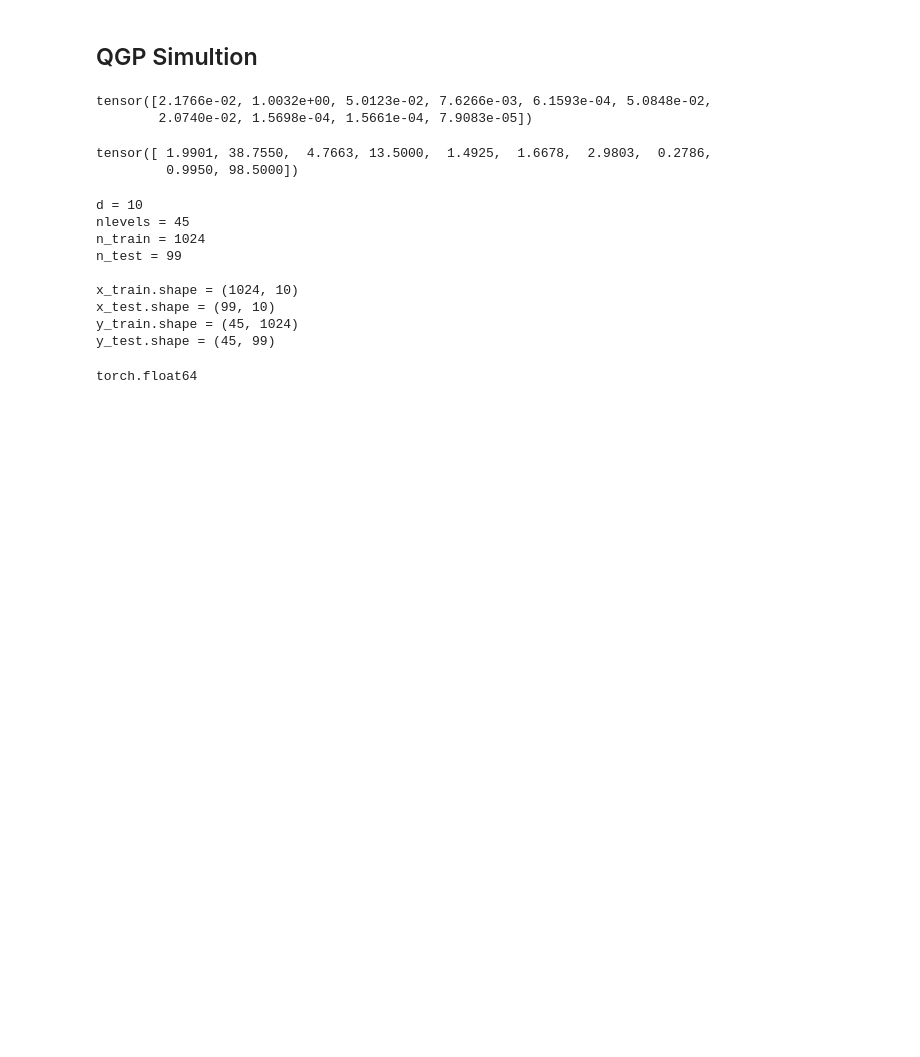
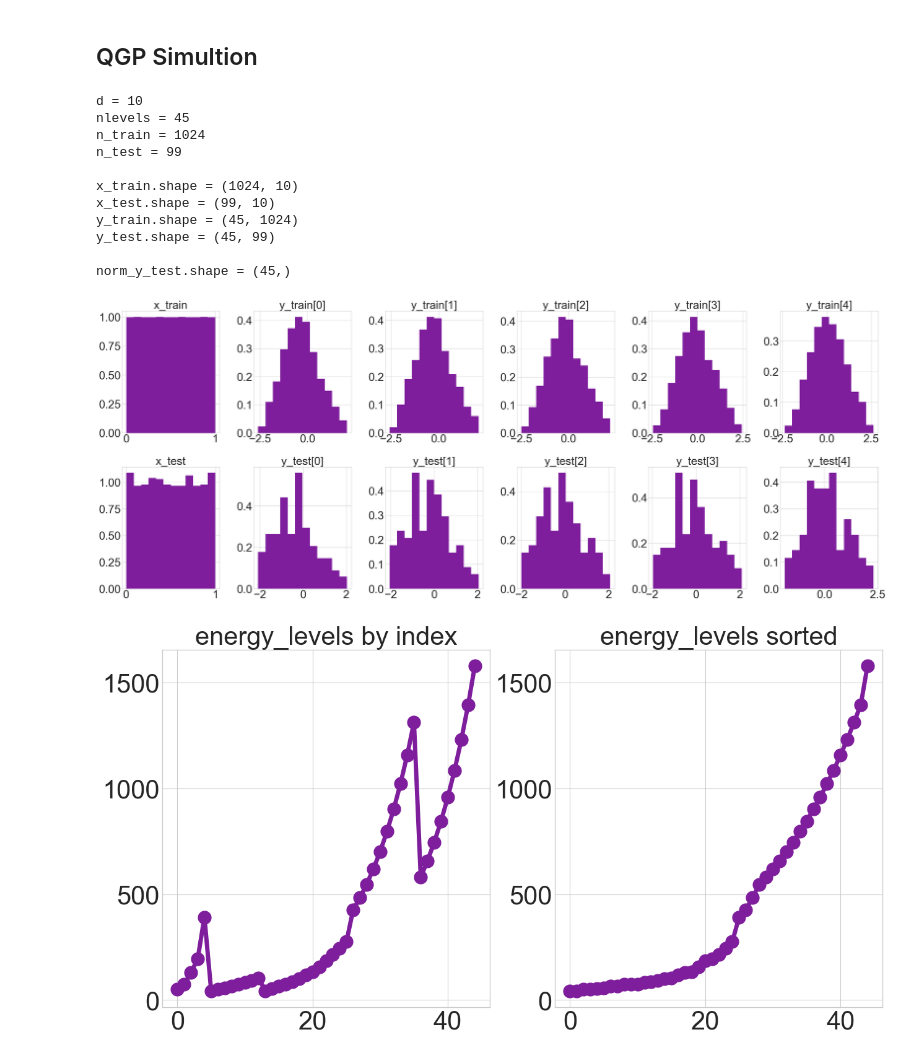
Before and after one commit to alegresor/fastgps, a Jupyter notebook: docs/examples/papers/fmtgps/fmtgps.ipynb, the cells around one changed output. Drawn from its saved outputs; the diff is of its cells as text; code cells hidden in the pictures; blank space fills up the shorter version.

```diff
--- a/docs/examples/papers/fmtgps/fmtgps.ipynb
+++ b/docs/examples/papers/fmtgps/fmtgps.ipynb
@@ -1091,53 +1092,78 @@ torch.Size([3, 7, 7])
 [figure]
 # %% [markdown]
 ## QGP Simultion
-# %%
-x_qgp_inputs_train.amin(0)
-# %% [output]
-tensor([2.1766e-02, 1.0032e+00, 5.0123e-02, 7.6266e-03, 6.1593e-04, 5.0848e-02,
-        2.0740e-02, 1.5698e-04, 1.5661e-04, 7.9083e-05])
-# %%
-x_qgp_inputs_test.amax(0)
-# %% [output]
-tensor([ 1.9901, 38.7550,  4.7663, 13.5000,  1.4925,  1.6678,  2.9803,  0.2786,
-         0.9950, 98.5000])
 # %%
 qgp_input_lb = torch.tensor([0.02, 1,  0.05, 0,  0,   0.05, 0.02, 0, 0, 0])
 qgp_input_ub = torch.tensor([2,    10, 3,    10, 1.5, 1.5,  2,    0.28,   1, 10])
 energy_levels = torch.tensor([5.040000e+01, 7.310000e+01, 1.299000e+02, 1.933000e+02, 3.912000e+02, 4.320000e+01, 5.000000e+01, 5.730000e+01, 6.530000e+01, 7.390000e+01, 8.320000e+01, 9.330000e+01, 1.043000e+02, 4.250000e+01, 5.500000e+01, 6.500000e+01, 7.500000e+01, 8.500000e+01, 1.000000e+02, 1.175000e+02, 1.325000e+02, 1.550000e+02, 1.850000e+02, 2.150000e+02, 2.450000e+02, 2.750000e+02, 4.260000e+02, 4.830000e+02, 5.470000e+02, 6.200000e+02, 7.020000e+02, 7.960000e+02, 9.020000e+02, 1.022000e+03, 1.158000e+03, 1.312000e+03, 5.809680e+02, 6.583230e+02, 7.459770e+02, 8.453030e+02, 9.578540e+02, 1.085391e+03, 1.229909e+03, 1.393669e+03, 1.579234e+03])
+ord_energy_levels = energy_levels.argsort()
+sorted_energy_levels = energy_levels[ord_energy_levels]
 nlevels = len(energy_levels)
 d = len(qgp_input_lb)
 x_qgp_inputs_train = torch.from_numpy(np.loadtxt("./MTGP_1024_x_train.csv",delimiter=","))
 x_qgp_inputs_test = torch.from_numpy(np.loadtxt("./MTGP_1024_x_test.csv",delimiter=","))[1:,:]
 y_train = torch.from_numpy(np.loadtxt("./MTGP_1024_y_train.csv",delimiter=",")).T
 y_test = torch.from_numpy(np.loadtxt("./MTGP_1024_y_test.csv",delimiter=","))[1:,:].T
 x_train = (x_qgp_inputs_train-qgp_input_lb)/(qgp_input_ub-qgp_input_lb)
 x_test = (x_qgp_inputs_test-qgp_input_lb)/(qgp_input_ub-qgp_input_lb)
+# x_train,y_train = x_train[:256,:],y_train[:,:256] # uncomment this line to only use a subset of the inputs
 n_train = x_train.size(0)
 n_test = x_test.size(0)
 print("d = %d"%d)
 print("nlevels = %d"%nlevels)
 print("n_train = %d"%n_train)
 print("n_test = %d"%n_test)
 print()
 print("x_train.shape = %s"%str(tuple(x_train.shape)))
 print("x_test.shape = %s"%str(tuple(x_test.shape)))
 print("y_train.shape = %s"%str(tuple(y_train.shape)))
 print("y_test.shape = %s"%str(tuple(y_test.shape)))
 assert x_train.shape==(n_train,d)
 assert x_test.shape==(n_test,d)
 assert y_train.shape==(nlevels,n_train)
 assert x_train.dtype==x_test.dtype==y_train.dtype
-assert torch.allclose(x_train,torch.from_numpy(qp.DigitalNetB2(10,randomize="DS",seed=7)(x_train.size(0))))
+dnb2 = qp.DigitalNetB2(10,randomize="DS",seed=7)
+assert torch.allclose(x_train,torch.from_numpy(dnb2(x_train.size(0))))
+norm_y_test = torch.linalg.norm(y_test,dim=-1)
+print()
+print("norm_y_test.shape = %s"%str(tuple(norm_y_test.shape)))
+y_train = torch.log(y_train)
+y_test = torch.log(y_test)
+mean_y_train = torch.mean(y_train)
+std_y_train = torch.std(y_train,unbiased=True)
+y_train = (y_train-mean_y_train)/std_y_train
+y_test = (y_test-mean_y_train)/std_y_train
+fignlevels = 5
+ncols = 1+fignlevels
+bins = 12
+fig,ax = pyplot.subplots(nrows=2,ncols=ncols,figsize=(PW,PW/fignlevels*2))
+ax[0,0].set_title("x_train")
+ax[0,0].hist(x_train.flatten(),density=True,bins=bins)
+ax[1,0].set_title("x_test")
+ax[1,0].hist(x_test.flatten(),density=True,bins=bins)
+for i in range(fignlevels):
+    ax[0,i+1].hist(y_train[i],density=True,bins=bins)
+    ax[1,i+1].hist(y_test[i],density=True,bins=bins)
+    ax[0,i+1].set_title("y_train[%d]"%i)
+    ax[1,i+1].set_title("y_test[%d]"%i)
+fig.tight_layout()
+fig,ax = pyplot.subplots(nrows=1,ncols=2,figsize=(PW/2,PW/4))
+ax[0].plot(energy_levels,"-o")
+ax[0].set_title("energy_levels by index")
+ax[1].plot(sorted_energy_levels,"-o")
+ax[1].set_title("energy_levels sorted");
 # %% [output]
 d = 10
 nlevels = 45
 n_train = 1024
 n_test = 99
 
 x_train.shape = (1024, 10)
 x_test.shape = (99, 10)
 y_train.shape = (45, 1024)
 y_test.shape = (45, 99)
+
+norm_y_test.shape = (45,)
-torch.float64
+[figure, added]
+[figure, added]
 # %%
```
Also changed, not shown: parts of 3 cells of this notebook, 2 other files.
